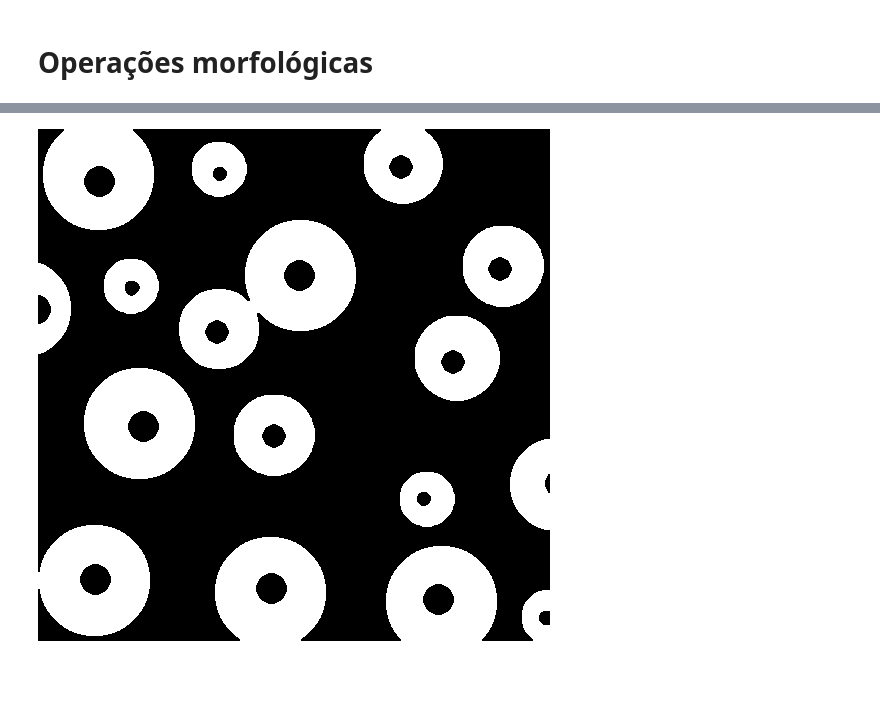
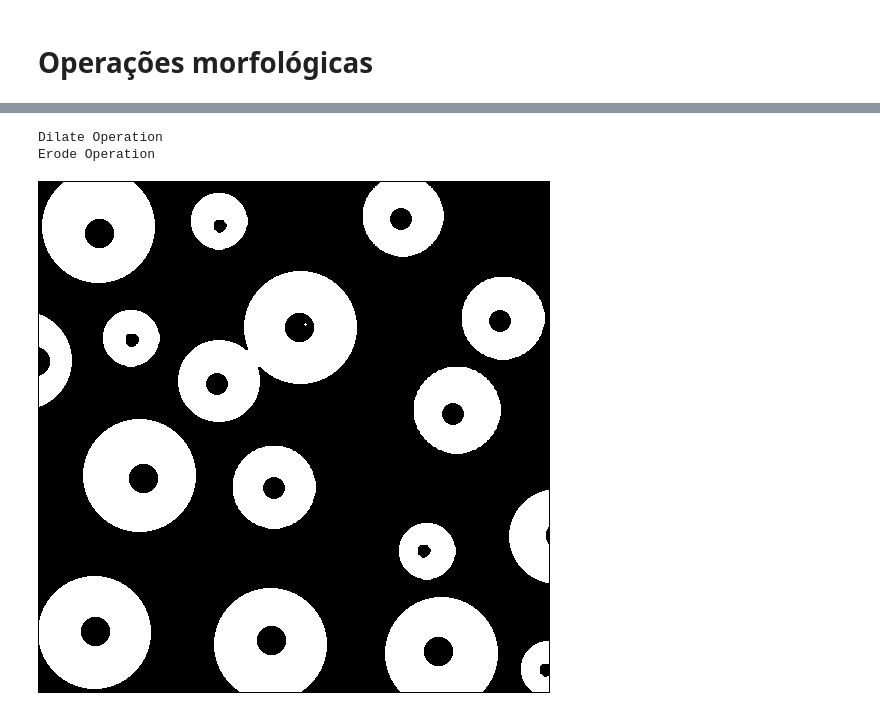
Before and after one commit to hoffera/PDI-Projeto-M2, a Jupyter notebook: Parte_2_–_Segmentação_Morfológica_e_Gap_Filling_para_Contagem_de_Células.ipynb, the cells around one changed output, grey strips where cells are left out. Drawn from its saved outputs; the diff is of its cells as text; code cells hidden in the pictures; blank space fills up the shorter version.

```diff
--- a/Parte_2_–_Segmentação_Morfológica_e_Gap_Filling_para_Contagem_de_Células.ipynb
+++ b/Parte_2_–_Segmentação_Morfológica_e_Gap_Filling_para_Contagem_de_Células.ipynb
@@ -120,7 +117,2 @@ cv2_imshow(img_out)
 # %% [markdown]
 # Operações morfológicas
-# %%
-kernel = np.ones((3,3),np.uint8)
-fechamento = cv2.morphologyEx(img_out, cv2.MORPH_CLOSE, kernel, iterations= 1)
-
-cv2_imshow(fechamento)
@@ -129,7 +118,0 @@ cv2_imshow(fechamento)
-# %%
-kernel = np.ones((5,5),np.uint8)
-abertura = cv2.morphologyEx(fechamento, cv2.MORPH_OPEN, kernel)
-
-cv2_imshow(abertura)
-# %% [output]
-[figure, removed]
@@ -137,0 +119,20 @@ imagem = 255 - abertura
+# %%
+def create_element(size_x, size_y):
+   element = np.zeros((size_x, size_y), dtype = np.uint8)
+   for i in range(size_x):
+      for j in range(size_y):
+         element[i,j] = 255
+   return element
+
+def threashold(img_in):
+   img_out = np.zeros(img_in.shape)
+
+   for i in range(img_in.shape[0]):
+      for j in range(img_in.shape[1]):
+         if img_in[i,j] < 127 :
+               img_out[i,j] = 0
+         else:
+               img_out[i,j] = 255 #img_in[i,j]
+
+   img_out = np.array(img_out, dtype = np.uint8)
+   return img_out
@@ -137,0 +189,15 @@ imagem = 255 - abertura
+# %%
+#Fechamento
+
+
+element = create_element(3,3)
+image_bin = threashold(img_limiar)
+
+dilated  = morf_dilate_erode(image_bin, element, padding=True, dilate=True)
+closed   = morf_dilate_erode(dilated, element, padding=True, dilate=False)
+
+cv2_imshow(closed)
+# %% [output]
+Dilate Operation
+Erode Operation
+[figure, added]
```
Also changed, not shown: parts of 14 cells of this notebook.
